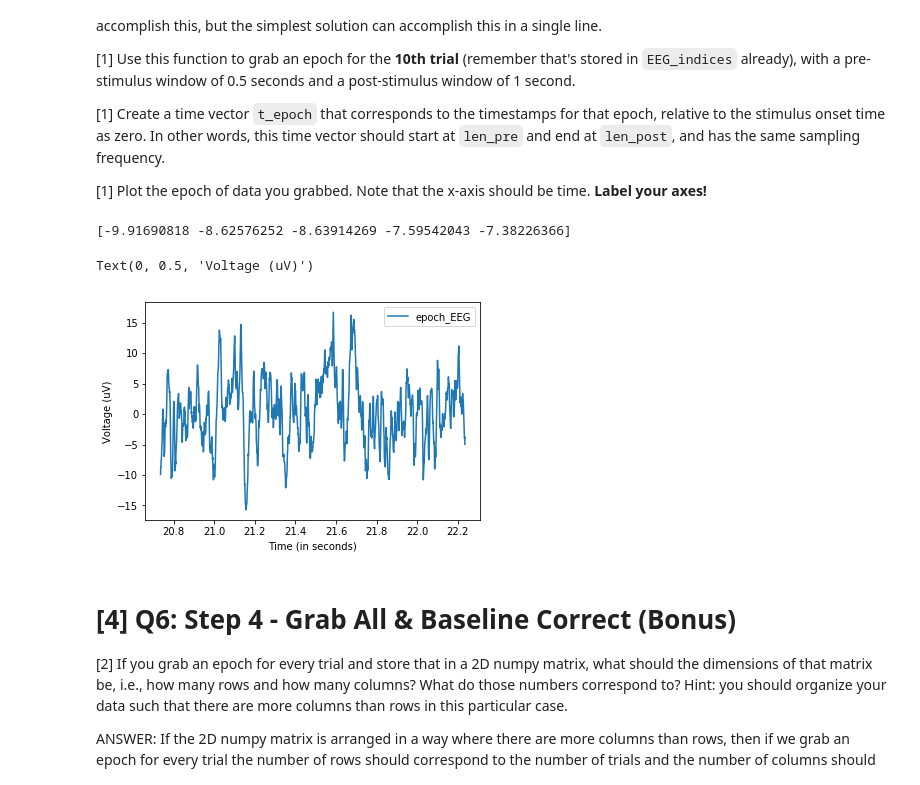
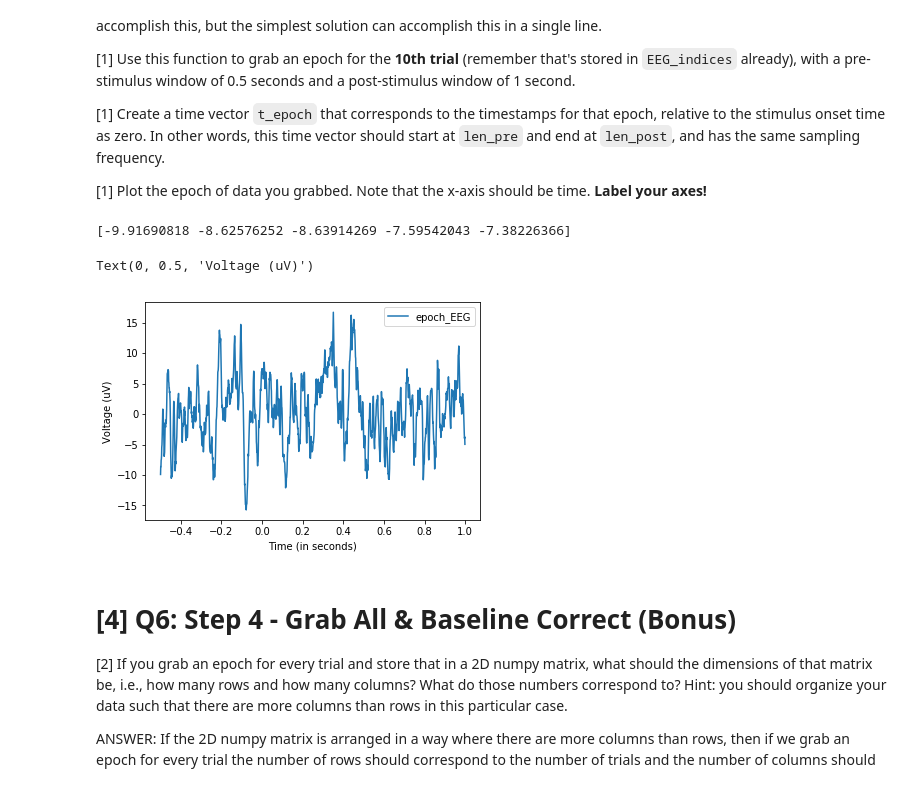
Before and after one commit to rmontehe/COGS118C, a Jupyter notebook: Assignments/Assignment 1/A1-SamplingTimeSeries.ipynb, the cells around one changed output. Saved outputs shown, nothing was run; the diff lists cells and outputs as text; code cells hidden in the pictures.

```diff
--- a/Assignments/Assignment 1/A1-SamplingTimeSeries.ipynb
+++ b/Assignments/Assignment 1/A1-SamplingTimeSeries.ipynb
@@ -260,36 +257,36 @@ Now that we have the corresponding indices in the EEG data, we know exactly wher
 def grab_epoch(data, index, fs, len_pre, len_post):
     dt = 1 / fs
     len_pre = int(len_pre / dt) + index
     len_post = int(len_post / dt) + index
     epoch = data[len_pre:len_post]
     return epoch
 
 # this line of code was used to identify what the index of the 10th trial was
 # print(EEG_indices[9])
 # i found that the index was 21236
 
 len_pre = -0.5 #second
 len_post = 1 #second
 
 # fill out the parameters of the  function using the information we have
-epoch = grab_epoch(EEG, 21236, fs, len_pre, len_post)
+epoch = grab_epoch(EEG, EEG_indices[9], fs, len_pre, len_post)
 print(epoch[:5])
 
 # creating a time vector that is the same length as the epoch
-t_epoch = np.arange((int(len_pre / dt) + 21236) / fs,( int(len_post / dt) + 21236) / fs, .001)
+t_epoch = np.arange(len_pre,len_post, .001)
 
 # plotting
 plt.figure(figsize=(6,4))
 plt.plot(t_epoch, epoch, label='epoch_EEG')
 plt.legend()
 plt.xlabel('Time (in seconds)')
 plt.ylabel('Voltage (uV)')
 
 # _FILL_IN_YOUR_CODE_HERE
 # %% [output]
 [-9.91690818 -8.62576252 -8.63914269 -7.59542043 -7.38226366]
 Text(0, 0.5, 'Voltage (uV)')
-[figure, old version]
+[figure, new version]
 # %% [markdown]
 # [4] Q6: Step 4 - Grab All & Baseline Correct (Bonus)
 [2] If you grab an epoch for every trial and store that in a 2D numpy matrix, what should the dimensions of that matrix be, i.e., how many rows and how many columns? What do those numbers correspond to? Hint: you should organize your data such that there are more columns than rows in this particular case.
```
Also changed, not shown: parts of 10 cells of this notebook, 1 other file.
